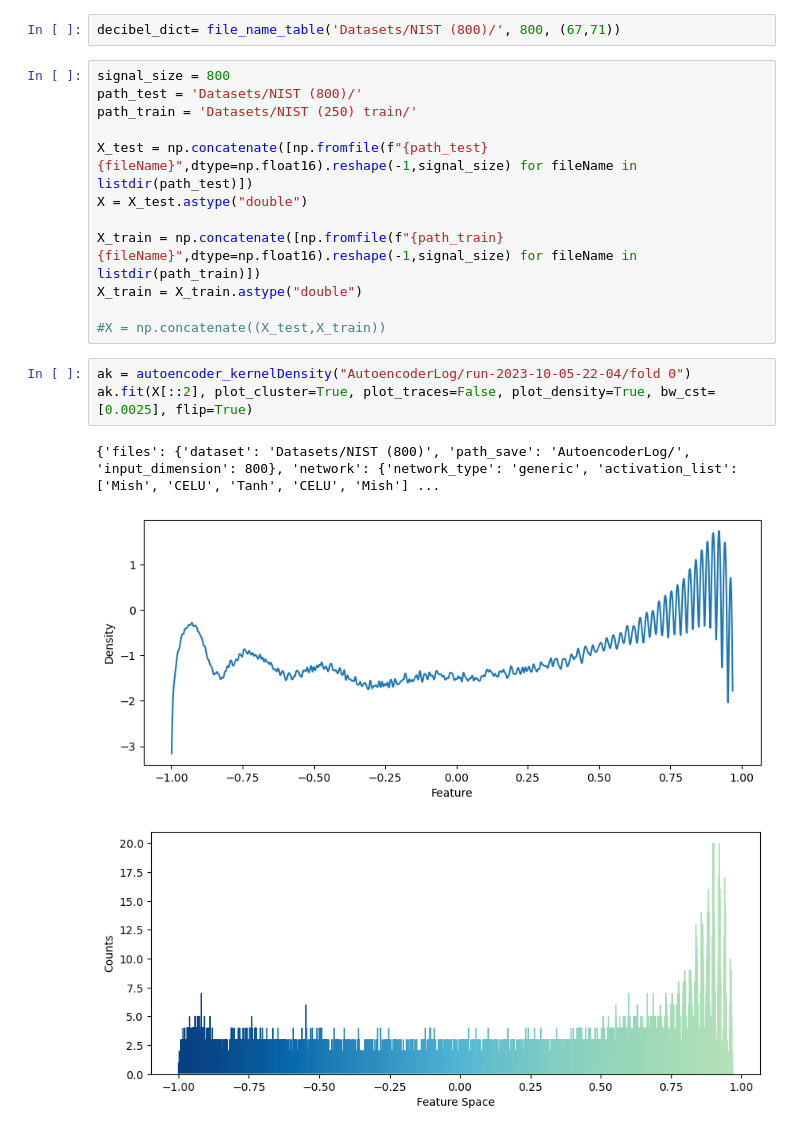
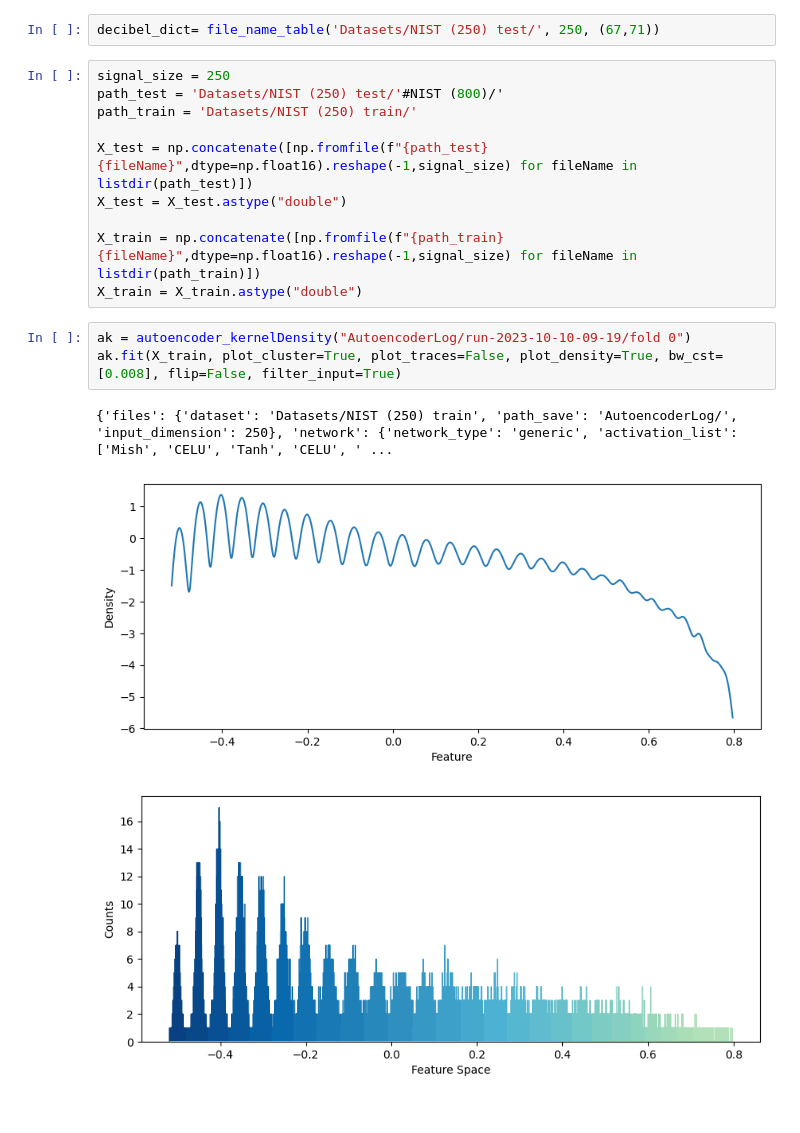
Before and after one commit to polyquantique/Photon-Number-Classification, a Jupyter notebook: src/Decibel.ipynb, the cells around one changed output. Drawn from its saved outputs; the diff is of its cells as text.

```diff
--- a/src/Decibel.ipynb
+++ b/src/Decibel.ipynb
@@ -8,24 +11,22 @@ from AutoencoderAPI.autoencoderKernelDensity import autoencoder_kernelDensity
 # %%
-decibel_dict= file_name_table('Datasets/NIST (800)/', 800, (67,71))
+decibel_dict= file_name_table('Datasets/NIST (250) test/', 250, (67,71))
 # %%
-signal_size = 800
-path_test = 'Datasets/NIST (800)/'
+signal_size = 250
+path_test = 'Datasets/NIST (250) test/'#NIST (800)/'
 path_train = 'Datasets/NIST (250) train/'
 
 X_test = np.concatenate([np.fromfile(f"{path_test}{fileName}",dtype=np.float16).reshape(-1,signal_size) for fileName in listdir(path_test)])
-X = X_test.astype("double")
+X_test = X_test.astype("double")
 
 X_train = np.concatenate([np.fromfile(f"{path_train}{fileName}",dtype=np.float16).reshape(-1,signal_size) for fileName in listdir(path_train)])
 X_train = X_train.astype("double")
-
-#X = np.concatenate((X_test,X_train))
 # %%
-ak = autoencoder_kernelDensity("AutoencoderLog/run-2023-10-05-22-04/fold 0")
-ak.fit(X[::2], plot_cluster=True, plot_traces=False, plot_density=True, bw_cst=[0.0025], flip=True)
+ak = autoencoder_kernelDensity("AutoencoderLog/run-2023-10-10-09-19/fold 0")
+ak.fit(X_train, plot_cluster=True, plot_traces=False, plot_density=True, bw_cst=[0.008], flip=False, filter_input=True)
 # %% [output]
-{'files': {'dataset': 'Datasets/NIST (800)', 'path_save': 'AutoencoderLog/', 'input_dimension': 800}, 'network': {'network_type': 'generic', 'activation_list': ['Mish', 'CELU', 'Tanh', 'CELU', 'Mish'] ...
+{'files': {'dataset': 'Datasets/NIST (250) train', 'path_save': 'AutoencoderLog/', 'input_dimension': 250}, 'network': {'network_type': 'generic', 'activation_list': ['Mish', 'CELU', 'Tanh', 'CELU', ' ...
-[figure, old version]
+[figure, new version]
-[figure, old version]
+[figure, new version]
 # %%
 decibel = []
 g2 = []
```
Also changed, not shown: parts of 9 cells of this notebook, 8 other files.
